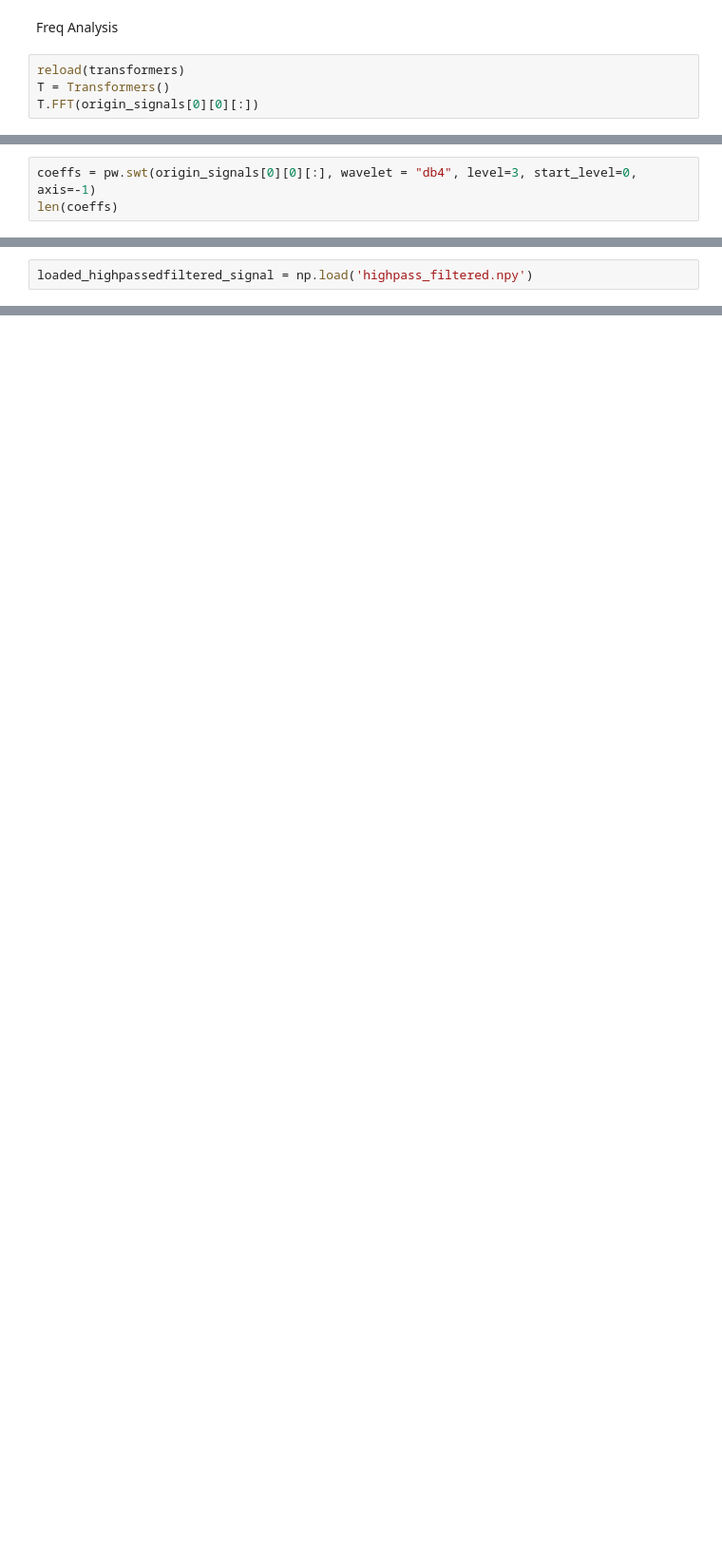
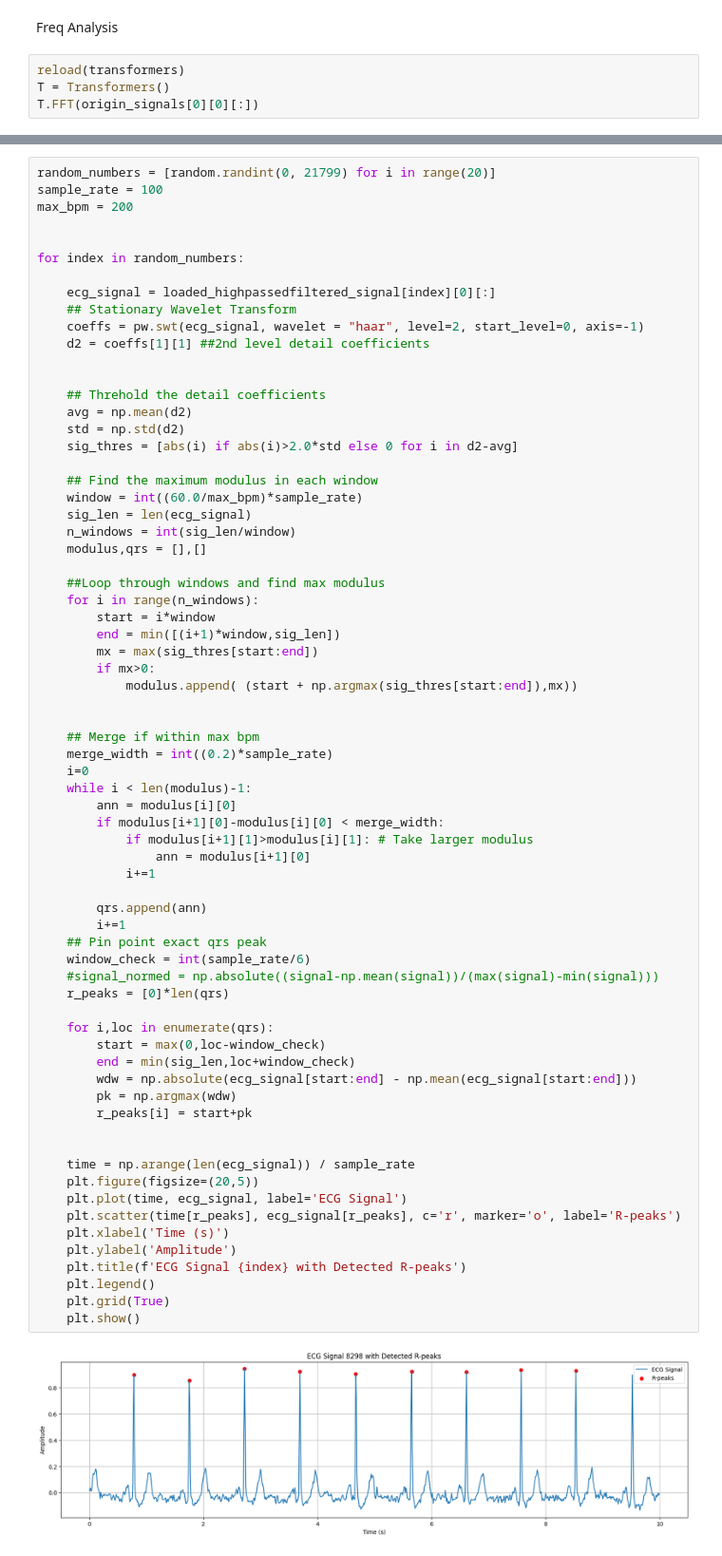
Before and after one commit to donyafiuji/ECG-diagnosis, a Jupyter notebook: main.ipynb, the cells around one changed output, grey strips where cells are left out. Shown at 95% size. Drawn from its saved outputs; the diff is of its cells as text; blank space fills up the shorter version.

```diff
--- a/main.ipynb
+++ b/main.ipynb
@@ -66,3 +53,0 @@ import random
-# %%
-coeffs = pw.swt(origin_signals[0][0][:], wavelet = "db4", level=3, start_level=0, axis=-1)
-len(coeffs)
@@ -440,2 +255,0 @@ Text(0.5, 1.0, 'baseline filtered ECG')
-# %%
-loaded_highpassedfiltered_signal = np.load('highpass_filtered.npy')
@@ -571,0 +256,71 @@ Text(0.5, 1.0, 'moving average filtered signal')
+# %%
+random_numbers = [random.randint(0, 21799) for i in range(20)]
+sample_rate = 100
+max_bpm = 200
+
+
+for index in random_numbers:
+
+    ecg_signal = loaded_highpassedfiltered_signal[index][0][:]
+    ## Stationary Wavelet Transform
+    coeffs = pw.swt(ecg_signal, wavelet = "haar", level=2, start_level=0, axis=-1)
+    d2 = coeffs[1][1] ##2nd level detail coefficients
+
+
+    ## Threhold the detail coefficients
+    avg = np.mean(d2)
+    std = np.std(d2)
+    sig_thres = [abs(i) if abs(i)>2.0*std else 0 for i in d2-avg]
+
+    ## Find the maximum modulus in each window
+    window = int((60.0/max_bpm)*sample_rate)
+    sig_len = len(ecg_signal)
+    n_windows = int(sig_len/window)
+    modulus,qrs = [],[]
+
+    ##Loop through windows and find max modulus
+    for i in range(n_windows):
+        start = i*window
+        end = min([(i+1)*window,sig_len])
+        mx = max(sig_thres[start:end])
+        if mx>0:
+            modulus.append( (start + np.argmax(sig_thres[start:end]),mx))
+
+
+    ## Merge if within max bpm
+    merge_width = int((0.2)*sample_rate)
+    i=0
+    while i < len(modulus)-1:
+        ann = modulus[i][0]
+        if modulus[i+1][0]-modulus[i][0] < merge_width:
+            if modulus[i+1][1]>modulus[i][1]: # Take larger modulus
+                ann = modulus[i+1][0]
+            i+=1
+
+        qrs.append(ann)
+        i+=1
+    ## Pin point exact qrs peak
+    window_check = int(sample_rate/6)
+    #signal_normed = np.absolute((signal-np.mean(signal))/(max(signal)-min(signal)))
+    r_peaks = [0]*len(qrs)
+
+    for i,loc in enumerate(qrs):
+        start = max(0,loc-window_check)
+        end = min(sig_len,loc+window_check)
+        wdw = np.absolute(ecg_signal[start:end] - np.mean(ecg_signal[start:end]))
+        pk = np.argmax(wdw)
+        r_peaks[i] = start+pk
+
+
+    time = np.arange(len(ecg_signal)) / sample_rate
+    plt.figure(figsize=(20,5))
+    plt.plot(time, ecg_signal, label='ECG Signal')
+    plt.scatter(time[r_peaks], ecg_signal[r_peaks], c='r', marker='o', label='R-peaks')
+    plt.xlabel('Time (s)')
+    plt.ylabel('Amplitude')
+    plt.title(f'ECG Signal {index} with Detected R-peaks')
+    plt.legend()
+    plt.grid(True)
+    plt.show()
+# %% [output]
+[figure, added]
```
Also changed, not shown: parts of 41 cells of this notebook, 2 other files.
